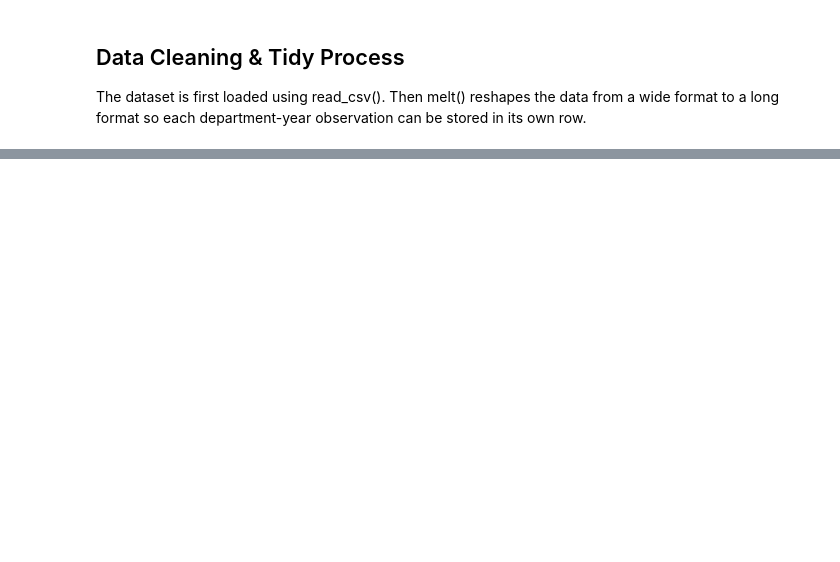
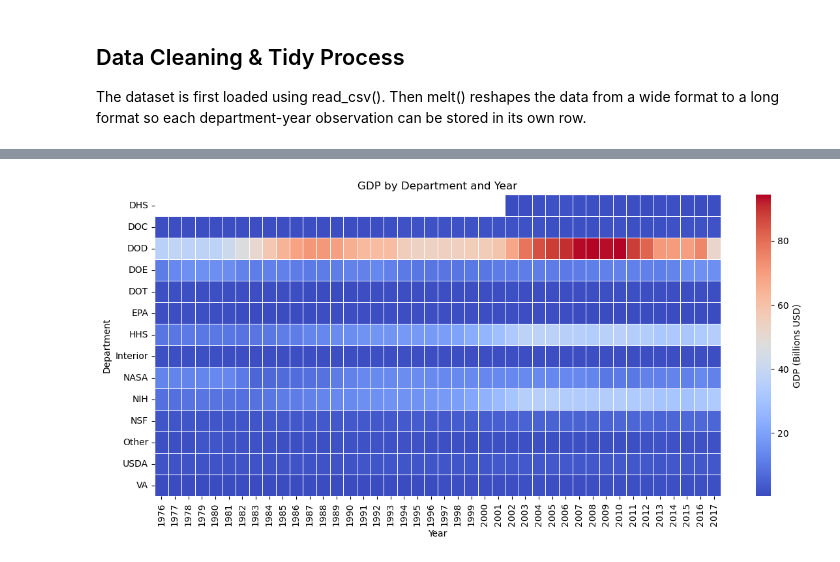
Before and after one commit to tmsantar/Santarelli-Data-Science-Portfolio, a Jupyter notebook: TidyData-Project/main.ipynb, the cells around one changed output, grey strips where cells are left out. Drawn from its saved outputs; the diff is of its cells as text; code cells hidden in the pictures; blank space fills up the shorter version.

```diff
--- a/TidyData-Project/main.ipynb
+++ b/TidyData-Project/main.ipynb
@@ -30,0 +48,6 @@ Fed_RD
+# %%
+Fed_RD = Fed_RD.rename(columns={'department': 'Department', 'year': 'Year', 'gdp_value': 'GDP'})
+Fed_RD['GDP'] = pd.to_numeric(Fed_RD['GDP'])
+Fed_RD['Year'] = pd.to_numeric(Fed_RD['Year'])
+pd.options.display.float_format = '{:,.0f}'.format
+Fed_RD
@@ -30,0 +68,20 @@ Fed_RD
+# %%
+import seaborn as sns
+import matplotlib.pyplot as plt
+
+pivot_GDP = pd.pivot_table(Fed_RD, values='GDP', index='Department', columns='Year') / 1e9
+
+plt.figure(figsize=(14,6))
+
+ax = sns.heatmap(pivot_GDP, cmap="coolwarm", linewidths=0.5)
+
+cbar = ax.collections[0].colorbar
+cbar.set_label("GDP (Billions USD)")
+
+plt.title("GDP by Department and Year")
+plt.xlabel("Year")
+plt.ylabel("Department")
+
+plt.show()
+# %% [output]
+[figure, added]
```
Also changed, not shown: parts of 10 cells of this notebook.
